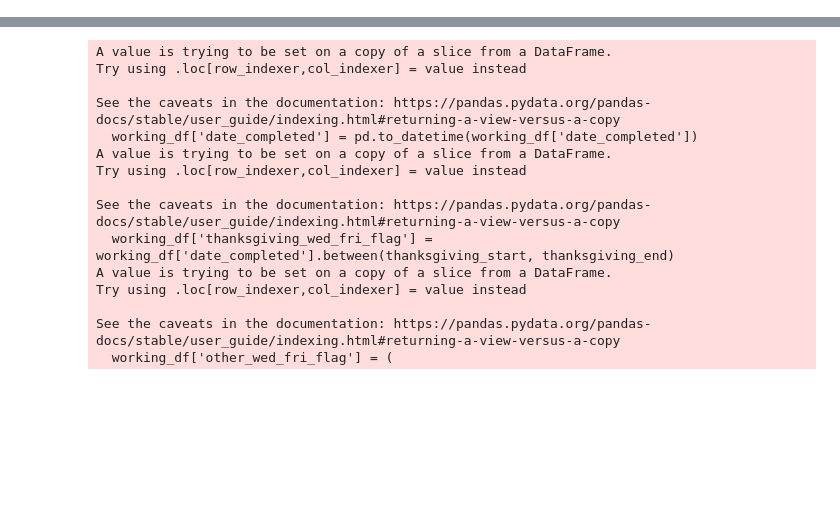
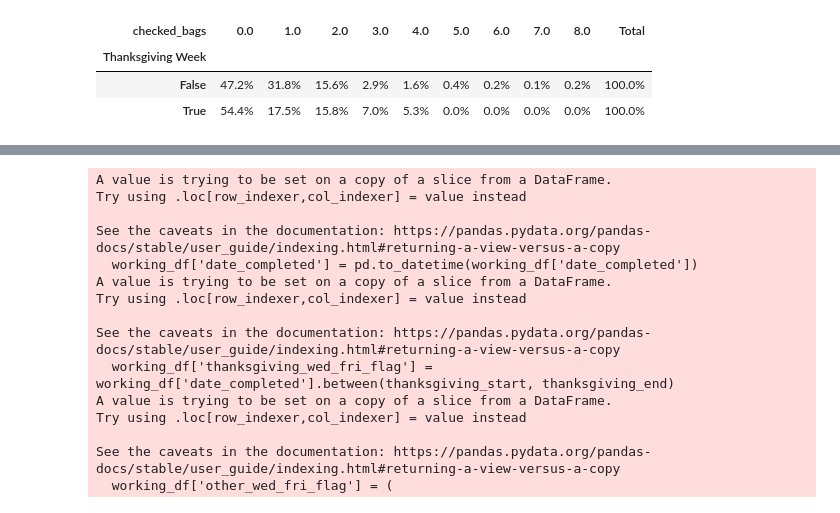
Before and after one commit to SANDAG/Survey_Airport, a Jupyter notebook: notebooks/13-compare-thanksgiving-week-records.ipynb, the cells around one changed output, grey strips where cells are left out. Drawn from its saved outputs; the diff is of its cells as text; code cells hidden in the pictures; blank space fills up the shorter version.

```diff
--- a/notebooks/13-compare-thanksgiving-week-records.ipynb
+++ b/notebooks/13-compare-thanksgiving-week-records.ipynb
@@ -31,6 +31,43 @@ combined_ct = count_ct.astype(str) + ' (' + percent_ct + ')'
 # Optional: Rename index/column names for clarity
 combined_ct.index.name = 'Thanksgiving Week'
 combined_ct.columns.name = 'Purpose'
+# %%
+import pandas as pd
+
+def thanksgiving_percentage_crosstab(df, column, flag_col='thanksgiving_week_flag'):
+    """
+    Generate a percentage-only crosstab showing distribution of a column
+    across Thanksgiving vs non-Thanksgiving week.
+
+    Parameters:
+    - df (pd.DataFrame): The input DataFrame
+    - column (str): The column to break down
+    - flag_col (str): The binary flag column indicating Thanksgiving week (default: 'thanksgiving_week_flag')
+
+    Returns:
+    - pd.DataFrame: Crosstab of percentages with '%', including a 100% total column
+    """
+    # Create percentage crosstab (row-wise)
+    percent_ct = pd.crosstab(df[flag_col], df[column], normalize='index') * 100
+
+    # Add a 'Total' column (always 100%)
+    percent_ct['Total'] = 100.0
+
+    # Format percentage
+    percent_ct = percent_ct.round(1).astype(str) + '%'
+
+    # Rename axes for clarity
+    percent_ct.index.name = 'Thanksgiving Week'
+    percent_ct.columns.name = column
+
+    return percent_ct
+# %%
+thanksgiving_percentage_crosstab(working_df, 'checked_bags')
+# %% [output]
+| checked_bags | 0.0 | 1.0 | 2.0 | 3.0 | 4.0 | 5.0 | 6.0 | 7.0 | 8.0 | Total |
+| Thanksgiving Week |  |  |  |  |  |  |  |  |  |  |
+| False | 47.2% | 31.8% | 15.6% | 2.9% | 1.6% | 0.4% | 0.2% | 0.1% | 0.2% | 100.0% |
+| True | 54.4% | 17.5% | 15.8% | 7.0% | 5.3% | 0.0% | 0.0% | 0.0% | 0.0% | 100.0% |
 # %%
 combined_ct
 # %% [output]
```
Also changed, not shown: parts of 5 cells of this notebook, 3 other files.
